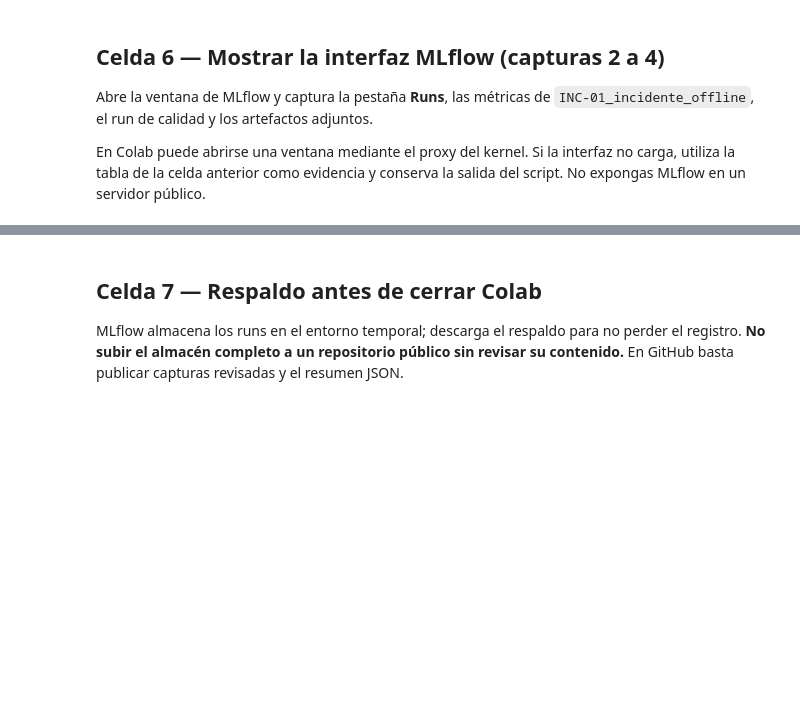
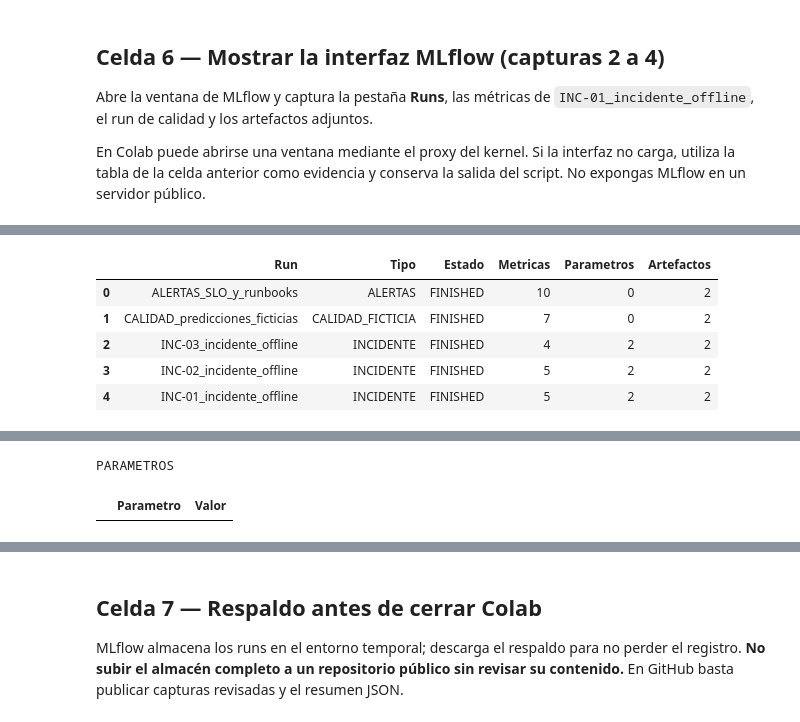
Before and after one commit to alfredosalazar-ai/deep-learning-experiments, a Jupyter notebook: Actividad8/notebooks/CIMA_Actividad8_MLflow_Colab.ipynb, the cells around one changed output, grey strips where cells are left out. Drawn from its saved outputs; the diff is of its cells as text; code cells hidden in the pictures; blank space fills up the shorter version.

```diff
--- a/Actividad8/notebooks/CIMA_Actividad8_MLflow_Colab.ipynb
+++ b/Actividad8/notebooks/CIMA_Actividad8_MLflow_Colab.ipynb
@@ -127,0 +112,72 @@ Try `serve_kernel_port_as_iframe` instead.
+# %%
+
+import mlflow
+import pandas as pd
+from IPython.display import display
+
+# Utilizar el almacenamiento MLflow de esta sesión.
+mlflow.set_tracking_uri(
+    (tracking_dir / "mlruns").as_uri()
+)
+
+cliente = mlflow.tracking.MlflowClient()
+
+experimento = cliente.get_experiment_by_name(
+    "CIMA_Actividad8_Observabilidad_Simulada"
+)
+
+assert experimento is not None, "Experimento no encontrado"
+
+runs = cliente.search_runs(
+    experiment_ids=[experimento.experiment_id],
+    max_results=100
+)
+
+assert len(runs) >= 5, "Se esperaban al menos 5 runs"
+
+print("=" * 65)
+print("CHATBOT CIMA - ACTIVIDAD 8")
+print("EVIDENCIA DE EXPERIMENTOS MLFLOW")
+print("=" * 65)
+print("Experimento:", experimento.name)
+print("Runs encontrados:", len(runs))
+print("Origen: SIMULACIONES OFFLINE")
+print()
+
+resumen = []
+for run in runs:
+    resumen.append({
+        "Run": run.data.tags.get("mlflow.runName", ""),
+        "Tipo": run.data.tags.get("tipo_run", ""),
+        "Estado": run.info.status,
+        "Metricas": len(run.data.metrics),
+        "Parametros": len(run.data.params),
+        "Artefactos": len(
+            cliente.list_artifacts(run.info.run_id)
+        )
+    })
+
+display(pd.DataFrame(resumen))
+
+for run in runs:
+    print("\n" + "=" * 65)
+    print("RUN:", run.data.tags.get("mlflow.runName"))
+    print("ID:", run.info.run_id)
+    print("ESTADO:", run.info.status)
+
+    print("\nMETRICAS")
+    display(pd.DataFrame(
+        list(run.data.metrics.items()),
+        columns=["Metrica", "Valor"]
+    ))
+
+    print("\nPARAMETROS")
+    display(pd.DataFrame(
+        list(run.data.params.items()),
+        columns=["Parametro", "Valor"]
+    ))
+
+    print("\nARTEFACTOS")
+    for archivo in cliente.list_artifacts(run.info.run_id):
+        print(" -", archivo.path)
+# %% [output]
@@ -127,0 +191,6 @@ Try `serve_kernel_port_as_iframe` instead.
+|  | Run | Tipo | Estado | Metricas | Parametros | Artefactos |
+| 0 | ALERTAS_SLO_y_runbooks | ALERTAS | FINISHED | 10 | 0 | 2 |
+| 1 | CALIDAD_predicciones_ficticias | CALIDAD_FICTICIA | FINISHED | 7 | 0 | 2 |
+| 2 | INC-03_incidente_offline | INCIDENTE | FINISHED | 4 | 2 | 2 |
+| 3 | INC-02_incidente_offline | INCIDENTE | FINISHED | 5 | 2 | 2 |
+| 4 | INC-01_incidente_offline | INCIDENTE | FINISHED | 5 | 2 | 2 |
@@ -127,0 +214,2 @@ Try `serve_kernel_port_as_iframe` instead.
+PARAMETROS
+|  | Parametro | Valor |
```
Also changed, not shown: parts of 3 cells of this notebook.
